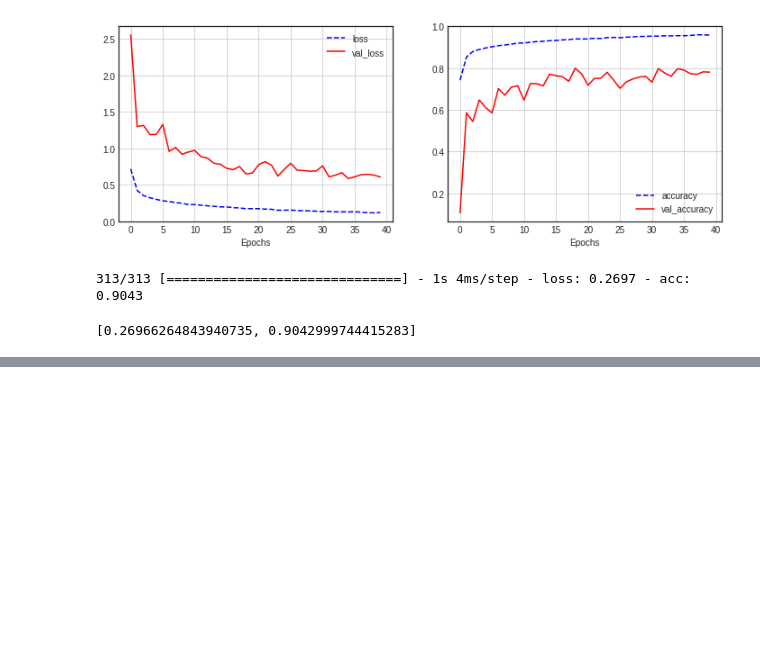
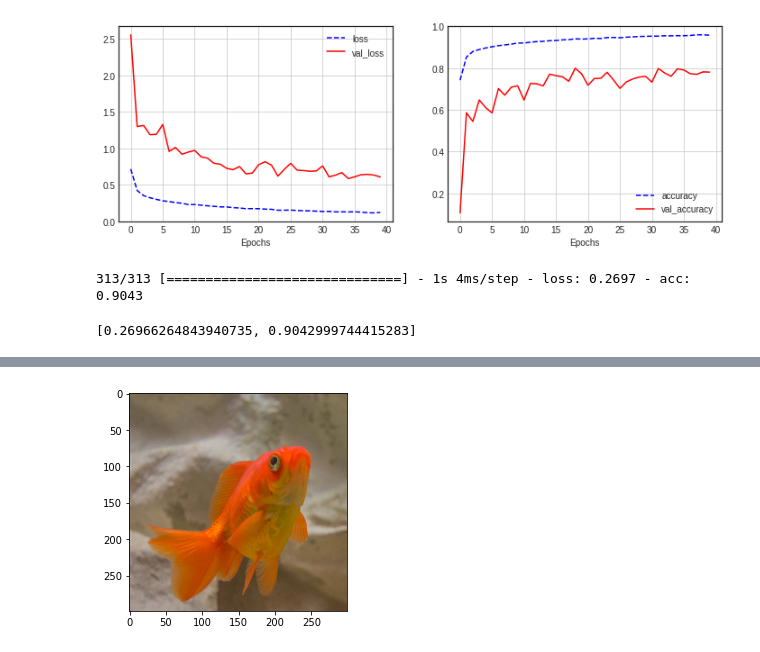
Before and after one commit to bnv20/kdt7, a Jupyter notebook: m9_딥러닝기초/컨볼루션 신경망활용.ipynb, the cells around one changed output, grey strips where cells are left out. Saved outputs shown, nothing was run; the diff lists cells and outputs as text; code cells hidden in the pictures; blank space fills up the shorter version.

```diff
--- a/m9_딥러닝기초/컨볼루션 신경망활용.ipynb
+++ b/m9_딥러닝기초/컨볼루션 신경망활용.ipynb
@@ -446,0 +557,7 @@ model_4.evaluate(x_test,y_test)
+# %%
+from keras.applications.inception_v3 import InceptionV3, preprocess_input, decode_predictions
+
+inception = InceptionV3(include_top=True, weights='imagenet',
+               input_tensor=None, input_shape=None,
+               pooling=None, classes=1000)
+inception.summary()
@@ -446,0 +595,10 @@ model_4.evaluate(x_test,y_test)
+# %%
+
+img = tf.keras.preprocessing.image.load_img('fish.jpg', target_size=(299,299))
+plt.imshow(img)
+x = tf.keras.preprocessing.image.img_to_array(img)
+x = x.reshape(1,x.shape[0],x.shape[1],x.shape[2])
+x = preprocess_input(x)
+preds = inception.predict(x)
+print(decode_predictions(preds))
+# %% [output]
@@ -446,0 +607 @@ model_4.evaluate(x_test,y_test)
+[figure, added]
```
Also changed, not shown: parts of 22 cells of this notebook.
